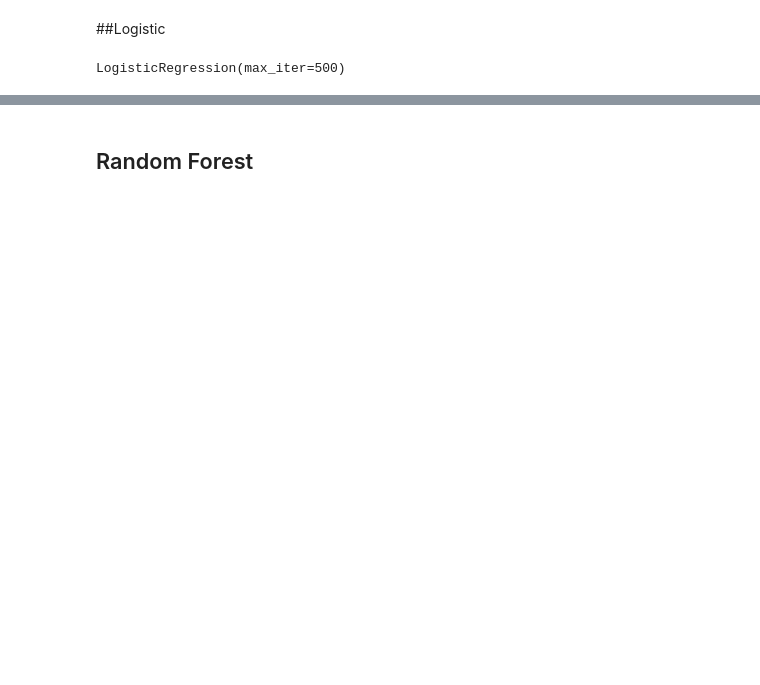
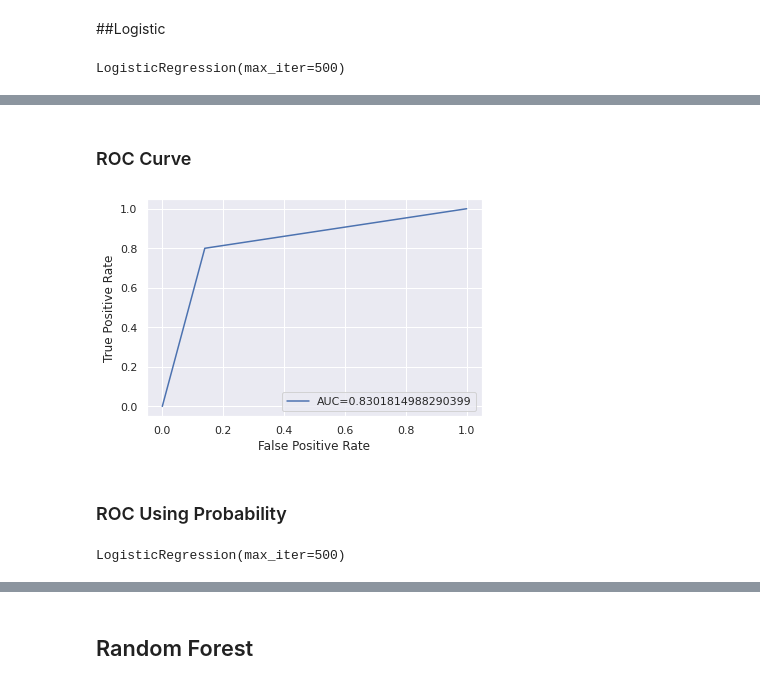
Before and after one commit to huantnguyen/FakeJobPrediction, a Jupyter notebook: v4_Project_245_fakejob.ipynb, the cells around one changed output, grey strips where cells are left out. Saved outputs shown, nothing was run; the diff lists cells and outputs as text; code cells hidden in the pictures; blank space fills up the shorter version.

```diff
--- a/v4_Project_245_fakejob.ipynb
+++ b/v4_Project_245_fakejob.ipynb
@@ -825,0 +827,20 @@ Accuracy: 0.86
+# %% [markdown]
+### ROC Curve
+# %%
+lr_fpr, lr_tpr, _ = metrics.roc_curve(y_test,lr_pred)
+lr_auc = metrics.roc_auc_score(y_test, lr_pred)
+#create ROC curve
+plt.plot(lr_fpr,lr_tpr,label="AUC="+str(lr_auc))
+plt.ylabel('True Positive Rate')
+plt.xlabel('False Positive Rate')
+plt.legend(loc=4)
+plt.show()
+# %% [output]
+[figure, added]
+# %% [markdown]
+### ROC Using Probability
+# %%
+model = LogisticRegression(solver='lbfgs', max_iter=500)
+model.fit(X_train_bal, y_train_bal)
+# %% [output]
+LogisticRegression(max_iter=500)
```
Also changed, not shown: parts of 108 cells of this notebook.
